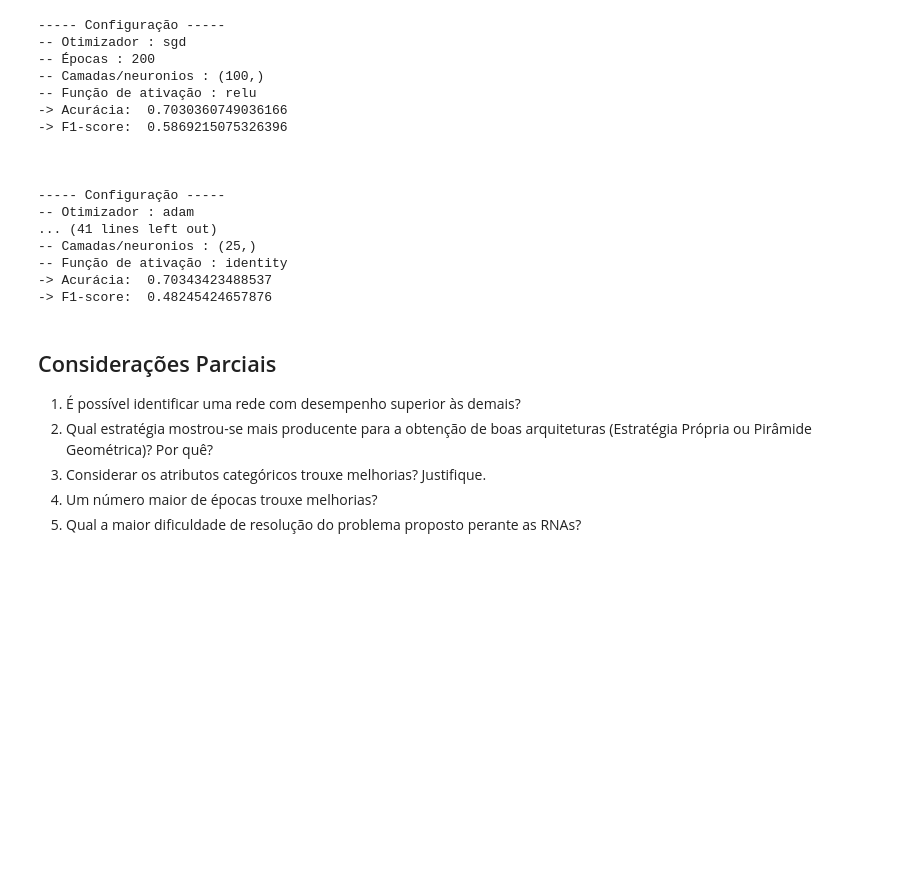
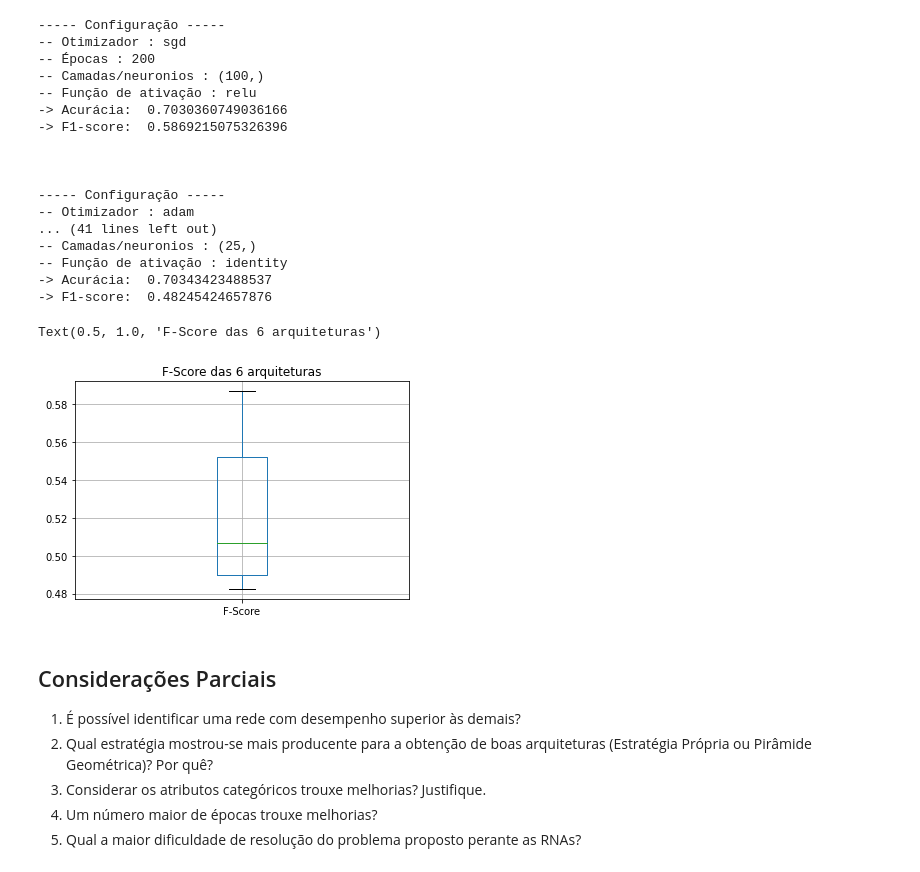
Before and after one commit to elloa-uea/projeto-pratico-3-rna-pp3-team-seven, a Jupyter notebook: notebooks/PP3.3 - Proposição e Avaliação de RNAs.ipynb, the cells around one changed output. Saved outputs shown, nothing was run; the diff lists cells and outputs as text; code cells hidden in the pictures; blank space fills up the shorter version.

Commit message:
boxplot

```diff
--- a/notebooks/PP3.3 - Proposição e Avaliação de RNAs.ipynb
+++ b/notebooks/PP3.3 - Proposição e Avaliação de RNAs.ipynb
@@ -616,6 +617,12 @@ for i in range(len(top6_config)):
 -- Função de ativação : identity
 -> Acurácia:  0.70343423488537
 -> F1-score:  0.48245424657876
+# %%
+# 3. Apresente o gráfico boxplot para o F-Score das 6 arquiteturas perante as 100 repetições
+pd.DataFrame(top6_architecture_f1_score_array, columns = ['F-Score']).boxplot().set_title('F-Score das 6 arquiteturas')
+# %% [output]
+Text(0.5, 1.0, 'F-Score das 6 arquiteturas')
+[figure, added]
 # %% [markdown]
 ## Considerações Parciais
 
```
Also changed, not shown: parts of 1 cell of this notebook.
